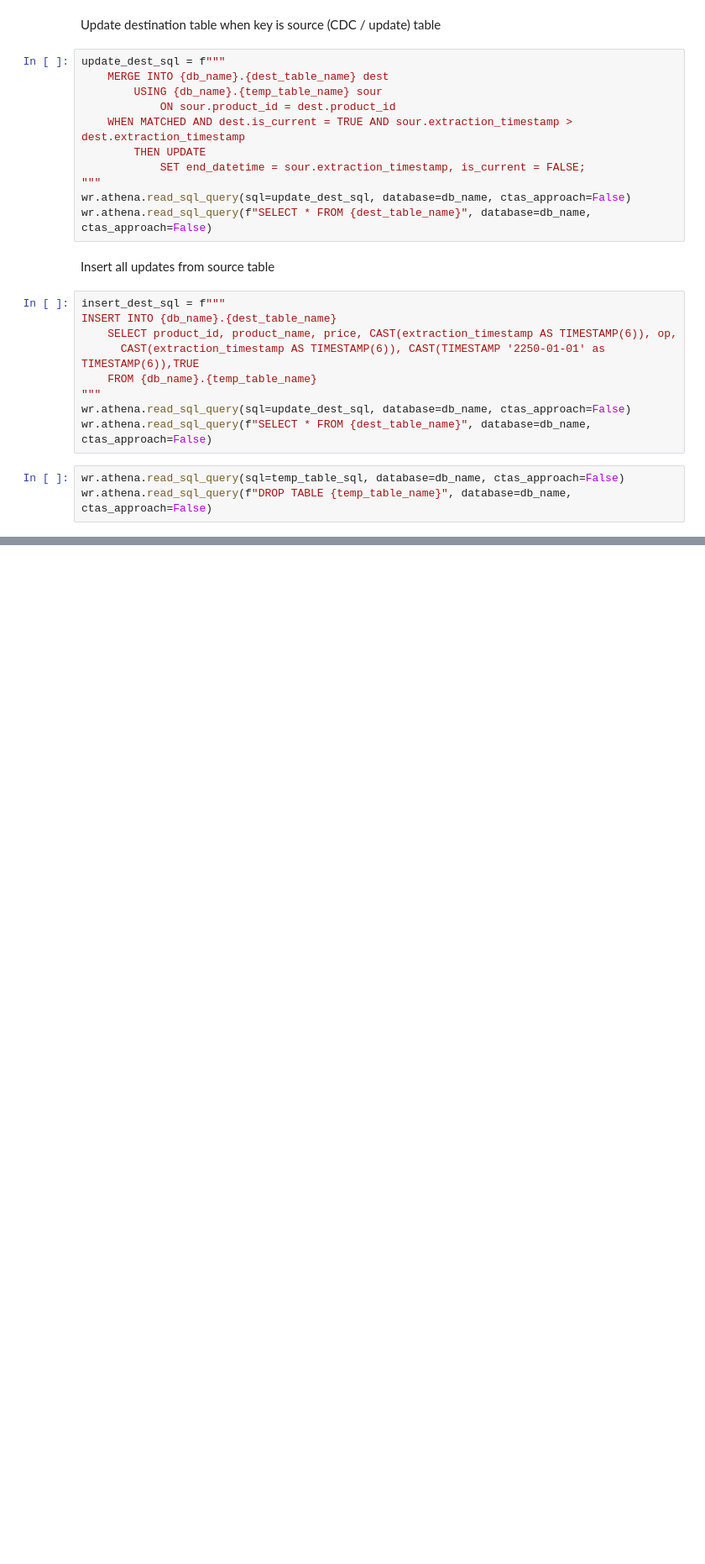
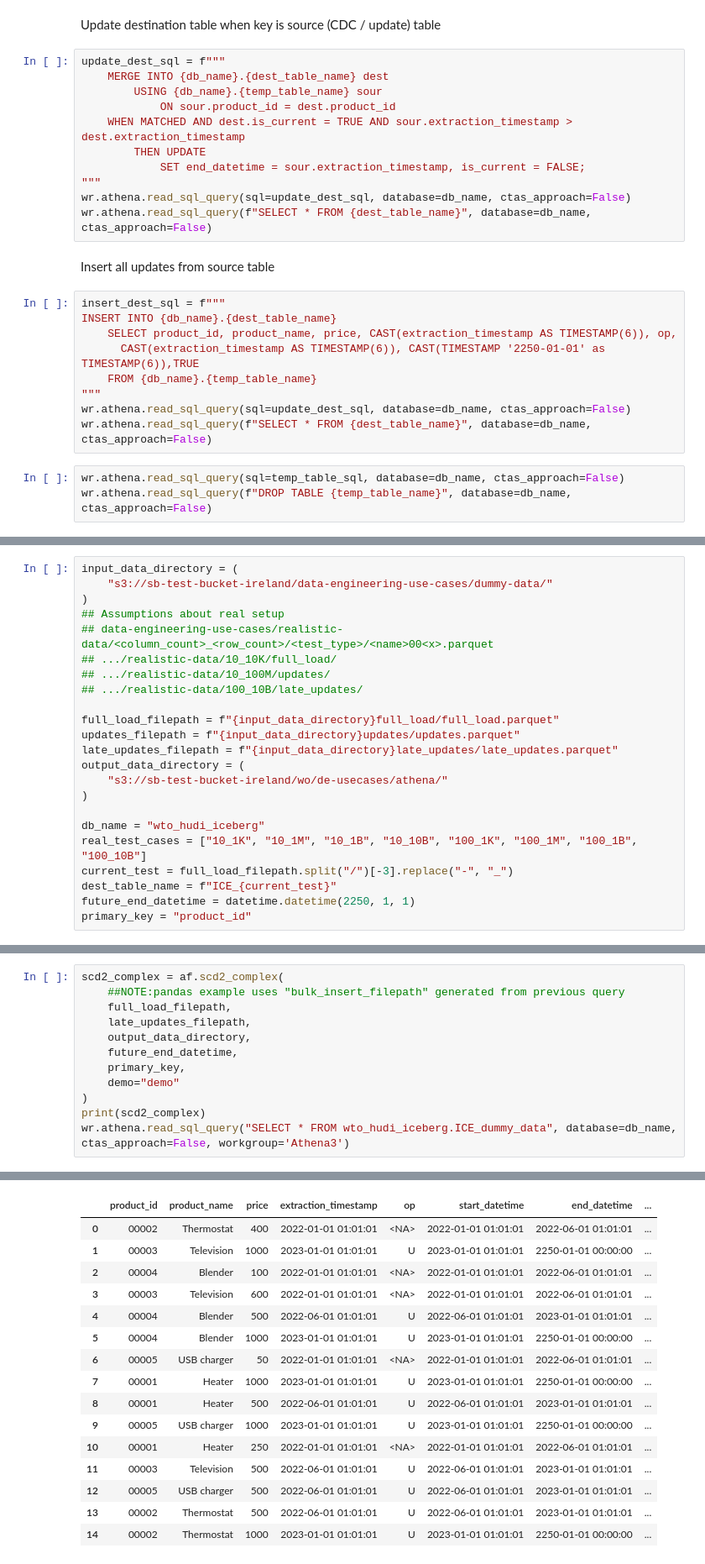
Before and after one commit to moj-analytical-services/iceberg-evaluation, a Jupyter notebook: hudi_vs_iceberg/athena_iceberg/ai_de_use_cases.ipynb, the cells around one changed output, grey strips where cells are left out. Shown at 84% size. Drawn from its saved outputs; the diff is of its cells as text; blank space fills up the shorter version.

```diff
--- a/hudi_vs_iceberg/athena_iceberg/ai_de_use_cases.ipynb
+++ b/hudi_vs_iceberg/athena_iceberg/ai_de_use_cases.ipynb
@@ -148,0 +177,23 @@ wr.athena.read_sql_query(f"DROP TABLE {temp_table_name}", database=db_name, ctas
+# %%
+input_data_directory = (
+    "s3://sb-test-bucket-ireland/data-engineering-use-cases/dummy-data/"
+)
+## Assumptions about real setup
+## data-engineering-use-cases/realistic-data/<column_count>_<row_count>/<test_type>/<name>00<x>.parquet
+## .../realistic-data/10_10K/full_load/
+## .../realistic-data/10_100M/updates/
+## .../realistic-data/100_10B/late_updates/
+
+full_load_filepath = f"{input_data_directory}full_load/full_load.parquet"
+updates_filepath = f"{input_data_directory}updates/updates.parquet"
+late_updates_filepath = f"{input_data_directory}late_updates/late_updates.parquet"
+output_data_directory = (
+    "s3://sb-test-bucket-ireland/wo/de-usecases/athena/"
+)
+
+db_name = "wto_hudi_iceberg"
+real_test_cases = ["10_1K", "10_1M", "10_1B", "10_10B", "100_1K", "100_1M", "100_1B", "100_10B"]
+current_test = full_load_filepath.split("/")[-3].replace("-", "_")
+dest_table_name = f"ICE_{current_test}"
+future_end_datetime = datetime.datetime(2250, 1, 1)
+primary_key = "product_id"
@@ -148,0 +427,13 @@ wr.athena.read_sql_query(f"DROP TABLE {temp_table_name}", database=db_name, ctas
+# %%
+scd2_complex = af.scd2_complex(
+    ##NOTE:pandas example uses "bulk_insert_filepath" generated from previous query
+    full_load_filepath,
+    late_updates_filepath,
+    output_data_directory,
+    future_end_datetime,
+    primary_key,
+    demo="demo"
+)
+print(scd2_complex)
+wr.athena.read_sql_query("SELECT * FROM wto_hudi_iceberg.ICE_dummy_data", database=db_name, ctas_approach=False, workgroup='Athena3')
+# %% [output]
@@ -148,0 +450,16 @@ wr.athena.read_sql_query(f"DROP TABLE {temp_table_name}", database=db_name, ctas
+|  | product_id | product_name | price | extraction_timestamp | op | start_datetime | end_datetime | ... |
+| 0 | 00002 | Thermostat | 400 | 2022-01-01 01:01:01 | <NA> | 2022-01-01 01:01:01 | 2022-06-01 01:01:01 | ... |
+| 1 | 00003 | Television | 1000 | 2023-01-01 01:01:01 | U | 2023-01-01 01:01:01 | 2250-01-01 00:00:00 | ... |
+| 2 | 00004 | Blender | 100 | 2022-01-01 01:01:01 | <NA> | 2022-01-01 01:01:01 | 2022-06-01 01:01:01 | ... |
+| 3 | 00003 | Television | 600 | 2022-01-01 01:01:01 | <NA> | 2022-01-01 01:01:01 | 2022-06-01 01:01:01 | ... |
+| 4 | 00004 | Blender | 500 | 2022-06-01 01:01:01 | U | 2022-06-01 01:01:01 | 2023-01-01 01:01:01 | ... |
+| 5 | 00004 | Blender | 1000 | 2023-01-01 01:01:01 | U | 2023-01-01 01:01:01 | 2250-01-01 00:00:00 | ... |
+| 6 | 00005 | USB charger | 50 | 2022-01-01 01:01:01 | <NA> | 2022-01-01 01:01:01 | 2022-06-01 01:01:01 | ... |
+| 7 | 00001 | Heater | 1000 | 2023-01-01 01:01:01 | U | 2023-01-01 01:01:01 | 2250-01-01 00:00:00 | ... |
+| 8 | 00001 | Heater | 500 | 2022-06-01 01:01:01 | U | 2022-06-01 01:01:01 | 2023-01-01 01:01:01 | ... |
+| 9 | 00005 | USB charger | 1000 | 2023-01-01 01:01:01 | U | 2023-01-01 01:01:01 | 2250-01-01 00:00:00 | ... |
+| 10 | 00001 | Heater | 250 | 2022-01-01 01:01:01 | <NA> | 2022-01-01 01:01:01 | 2022-06-01 01:01:01 | ... |
+| 11 | 00003 | Television | 500 | 2022-06-01 01:01:01 | U | 2022-06-01 01:01:01 | 2023-01-01 01:01:01 | ... |
+| 12 | 00005 | USB charger | 500 | 2022-06-01 01:01:01 | U | 2022-06-01 01:01:01 | 2023-01-01 01:01:01 | ... |
+| 13 | 00002 | Thermostat | 500 | 2022-06-01 01:01:01 | U | 2022-06-01 01:01:01 | 2023-01-01 01:01:01 | ... |
+| 14 | 00002 | Thermostat | 1000 | 2023-01-01 01:01:01 | U | 2023-01-01 01:01:01 | 2250-01-01 00:00:00 | ... |
```
Also changed, not shown: parts of 33 cells of this notebook, 1 other file.
